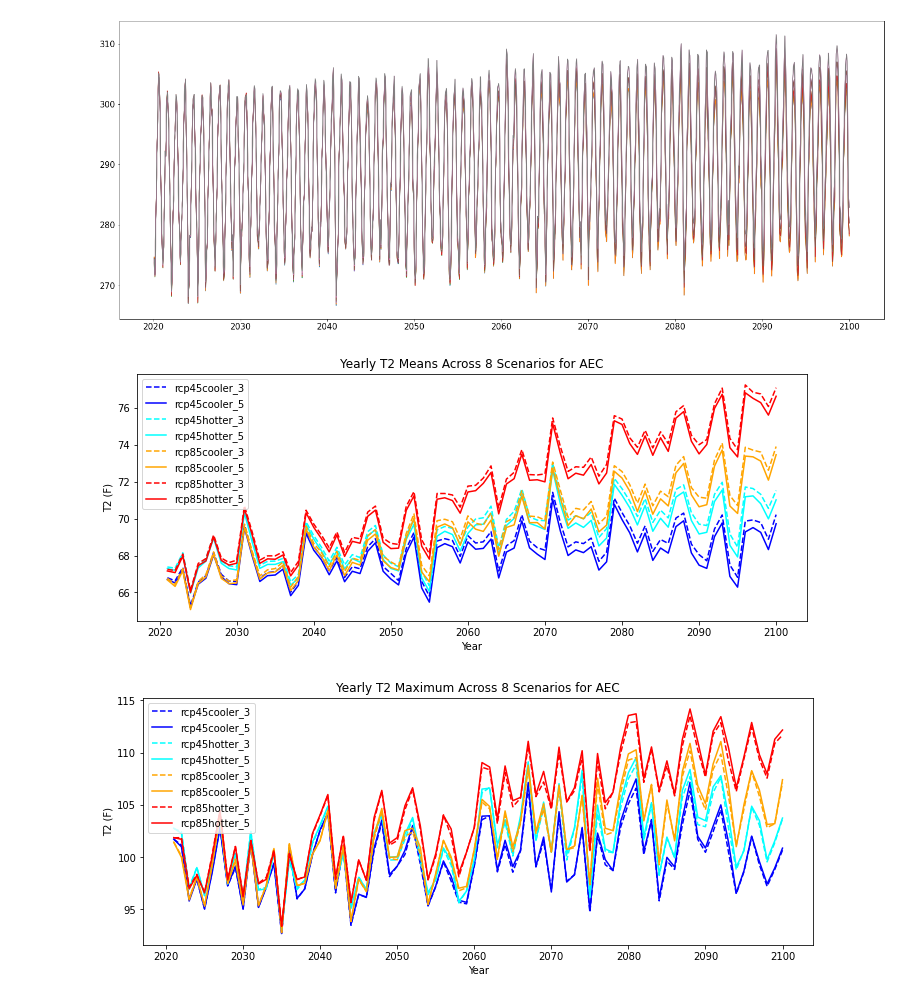
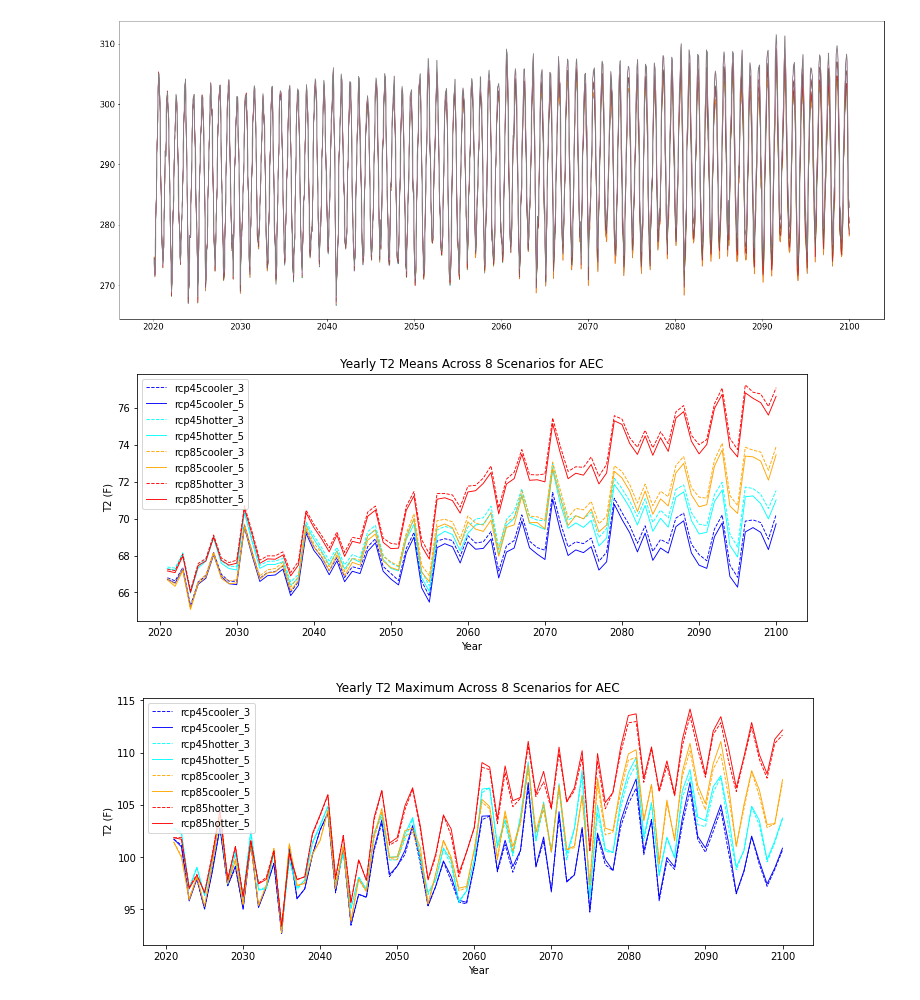
Before and after one commit to IMMM-SFA/misha_code, a Jupyter notebook: all_scenario_comparison.ipynb, the cells around one changed output. Saved outputs shown, nothing was run; the diff lists cells and outputs as text; code cells hidden in the pictures.

```diff
--- a/all_scenario_comparison.ipynb
+++ b/all_scenario_comparison.ipynb
@@ -335,45 +335,44 @@ def max_yearly_t2(input_BA): # do input_BA as string e.g. 'AEC'
 # %%
 aec_yearly_means = yearly_means('AEC')
 aec_yearly_maxes = max_yearly_t2('AEC')
 
 # set plot structure
 plt.figure(figsize=(12, 10))
 plt.subplot(211)
 plt.rcParams['font.size'] = 10
 
 # generate top plot of
-plt.plot(aec_yearly_means['Index'], aec_yearly_means['45Cooler_3'], label = 'rcp45cooler_3', color = 'blue', linestyle = 'dashed')
-plt.plot(aec_yearly_means['Index'], aec_yearly_means['45Cooler_5'], label = 'rcp45cooler_5', color = 'blue')
-plt.plot(aec_yearly_means['Index'], aec_yearly_means['45Hotter_3'], label = 'rcp45hotter_3', color = 'cyan', linestyle = 'dashed')
-plt.plot(aec_yearly_means['Index'], aec_yearly_means['45Hotter_5'], label = 'rcp45hotter_5', color = 'cyan')
-plt.plot(aec_yearly_means['Index'], aec_yearly_means['85Cooler_3'], label = 'rcp85cooler_3', color = 'orange', linestyle = 'dashed')
-plt.plot(aec_yearly_means['Index'], aec_yearly_means['85Cooler_5'], label = 'rcp85cooler_5', color = 'orange')
-plt.plot(aec_yearly_means['Index'], aec_yearly_means['85Hotter_3'], label = 'rcp85hotter_3', color = 'red', linestyle = 'dashed')
-plt.plot(aec_yearly_means['Index'], aec_yearly_means['85Hotter_5'], label = 'rcp85hotter_5', color = 'red')
+plt.plot(aec_yearly_means['Index'], aec_yearly_means['45Cooler_3'], label = 'rcp45cooler_3', color = 'blue', linestyle = 'dashed', linewidth = 0.9)
+plt.plot(aec_yearly_means['Index'], aec_yearly_means['45Cooler_5'], label = 'rcp45cooler_5', color = 'blue', linewidth = 0.9)
+plt.plot(aec_yearly_means['Index'], aec_yearly_means['45Hotter_3'], label = 'rcp45hotter_3', color = 'cyan', linestyle = 'dashed', linewidth = 0.9)
+plt.plot(aec_yearly_means['Index'], aec_yearly_means['45Hotter_5'], label = 'rcp45hotter_5', color = 'cyan', linewidth = 0.9)
+plt.plot(aec_yearly_means['Index'], aec_yearly_means['85Cooler_3'], label = 'rcp85cooler_3', color = 'orange', linestyle = 'dashed', linewidth = 0.9)
+plt.plot(aec_yearly_means['Index'], aec_yearly_means['85Cooler_5'], label = 'rcp85cooler_5', color = 'orange', linewidth = 0.9)
+plt.plot(aec_yearly_means['Index'], aec_yearly_means['85Hotter_3'], label = 'rcp85hotter_3', color = 'red', linestyle = 'dashed', linewidth = 0.9)
+plt.plot(aec_yearly_means['Index'], aec_yearly_means['85Hotter_5'], label = 'rcp85hotter_5', color = 'red', linewidth = 0.9)
 
 plt.xlabel('Year')
 plt.ylabel('T2 (F)')
 plt.title('Yearly T2 Means Across 8 Scenarios for AEC')
 plt.legend()
 
 plt.figure(figsize=(12, 10))
 plt.subplot(212)
 
-plt.plot(aec_yearly_maxes['Index'], aec_yearly_maxes['45Cooler_3'], label = 'rcp45cooler_3', color = 'blue', linestyle = 'dashed')
-plt.plot(aec_yearly_maxes['Index'], aec_yearly_maxes['45Cooler_5'], label = 'rcp45cooler_5', color = 'blue')
-plt.plot(aec_yearly_maxes['Index'], aec_yearly_maxes['45Hotter_3'], label = 'rcp45hotter_3', color = 'cyan', linestyle = 'dashed')
-plt.plot(aec_yearly_maxes['Index'], aec_yearly_maxes['45Hotter_5'], label = 'rcp45hotter_5', color = 'cyan')
-plt.plot(aec_yearly_maxes['Index'], aec_yearly_maxes['85Cooler_3'], label = 'rcp85cooler_3', color = 'orange', linestyle = 'dashed')
-plt.plot(aec_yearly_maxes['Index'], aec_yearly_maxes['85Cooler_5'], label = 'rcp85cooler_5', color = 'orange')
-plt.plot(aec_yearly_maxes['Index'], aec_yearly_maxes['85Hotter_3'], label = 'rcp85hotter_3', color = 'red', linestyle = 'dashed')
-plt.plot(aec_yearly_maxes['Index'], aec_yearly_maxes['85Hotter_5'], label = 'rcp85hotter_5', color = 'red')
+plt.plot(aec_yearly_maxes['Index'], aec_yearly_maxes['45Cooler_3'], label = 'rcp45cooler_3', color = 'blue', linestyle = 'dashed', linewidth = 0.9)
+plt.plot(aec_yearly_maxes['Index'], aec_yearly_maxes['45Cooler_5'], label = 'rcp45cooler_5', color = 'blue', linewidth = 0.9)
+plt.plot(aec_yearly_maxes['Index'], aec_yearly_maxes['45Hotter_3'], label = 'rcp45hotter_3', color = 'cyan', linestyle = 'dashed', linewidth = 0.9)
+plt.plot(aec_yearly_maxes['Index'], aec_yearly_maxes['45Hotter_5'], label = 'rcp45hotter_5', color = 'cyan', linewidth = 0.9)
+plt.plot(aec_yearly_maxes['Index'], aec_yearly_maxes['85Cooler_3'], label = 'rcp85cooler_3', color = 'orange', linestyle = 'dashed', linewidth = 0.9)
+plt.plot(aec_yearly_maxes['Index'], aec_yearly_maxes['85Cooler_5'], label = 'rcp85cooler_5', color = 'orange', linewidth = 0.9)
+plt.plot(aec_yearly_maxes['Index'], aec_yearly_maxes['85Hotter_3'], label = 'rcp85hotter_3', color = 'red', linestyle = 'dashed', linewidth = 0.9)
+plt.plot(aec_yearly_maxes['Index'], aec_yearly_maxes['85Hotter_5'], label = 'rcp85hotter_5', color = 'red', linewidth = 0.9)
 plt.xlabel('Year')
 plt.ylabel('T2 (F)')
 plt.title('Yearly T2 Maximum Across 8 Scenarios for AEC')
 plt.legend()
 
-plt.savefig('aec_maxes_means.png')
 plt.show()
 # %% [output]
-[figure, old version]
+[figure, new version]
-[figure, old version]
+[figure, new version]
```
Also changed, not shown: parts of 3 cells of this notebook.
